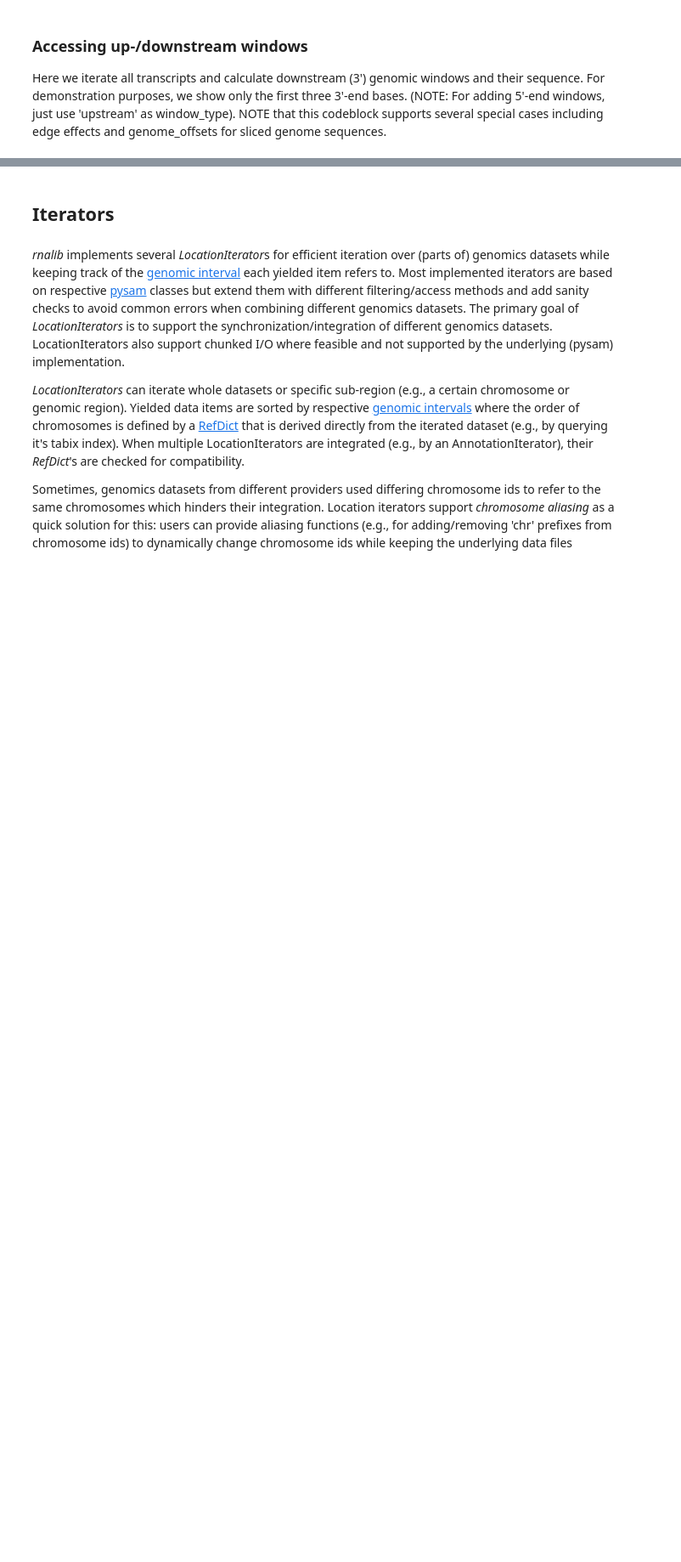
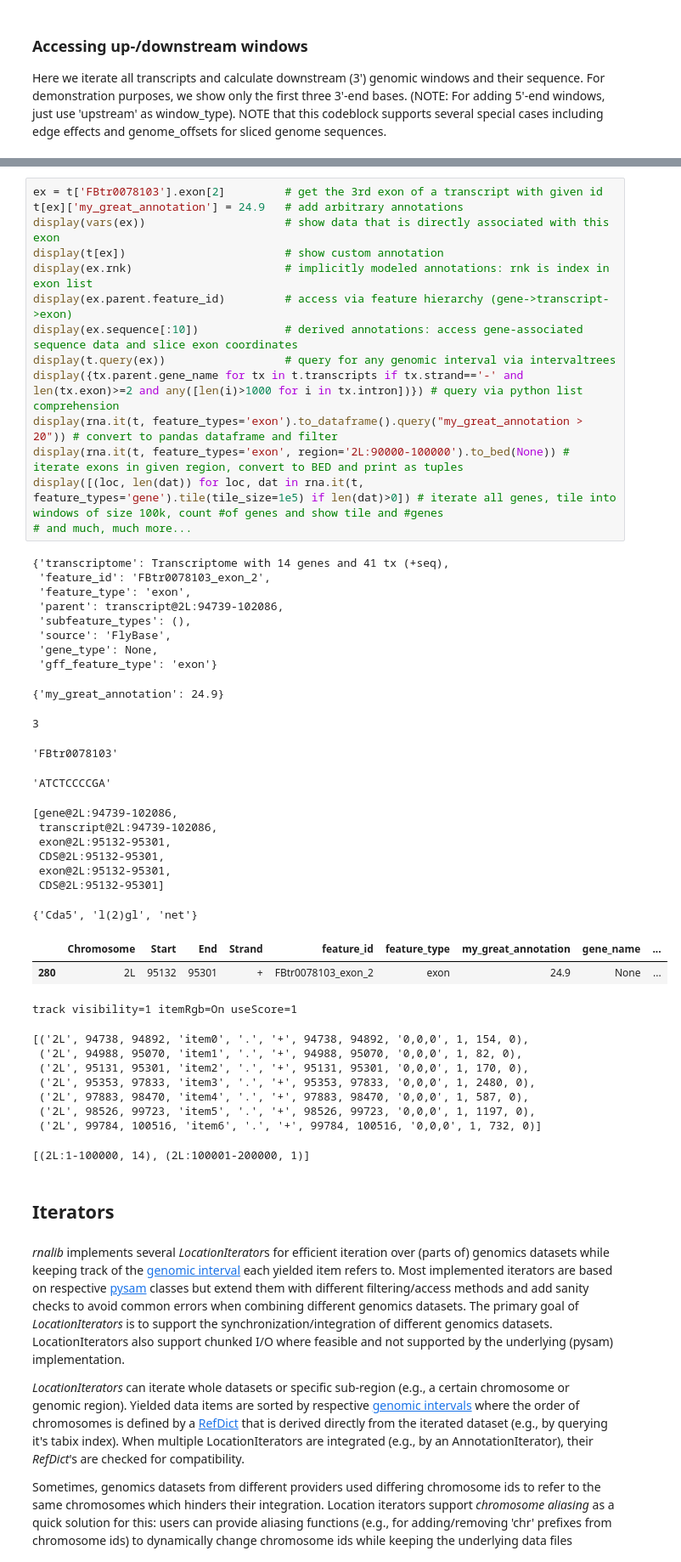
Before and after one commit to popitsch/rnalib, a Jupyter notebook: notebooks/README.ipynb, the cells around one changed output, grey strips where cells are left out. Shown at 85% size. Cells and saved outputs as stored; diff of their text form; blank space fills up the shorter version.

```diff
--- a/notebooks/README.ipynb
+++ b/notebooks/README.ipynb
@@ -430,3 +449,48 @@ display_textarea(pprint.pformat(windows), rows=10)
+# %%
+ex = t['FBtr0078103'].exon[2]         # get the 3rd exon of a transcript with given id
+t[ex]['my_great_annotation'] = 24.9   # add arbitrary annotations
+display(vars(ex))                     # show data that is directly associated with this exon
+display(t[ex])                        # show custom annotation
+display(ex.rnk)                       # implicitly modeled annotations: rnk is index in exon list
+display(ex.parent.feature_id)         # access via feature hierarchy (gene->transcript->exon)
+display(ex.sequence[:10])             # derived annotations: access gene-associated sequence data and slice exon coordinates
+display(t.query(ex))                  # query for any genomic interval via intervaltrees
+display({tx.parent.gene_name for tx in t.transcripts if tx.strand=='-' and len(tx.exon)>=2 and any([len(i)>1000 for i in tx.intron])}) # query via python list comprehension
+display(rna.it(t, feature_types='exon').to_dataframe().query("my_great_annotation > 20")) # convert to pandas dataframe and filter
+display(rna.it(t, feature_types='exon', region='2L:90000-100000').to_bed(None)) # iterate exons in given region, convert to BED and print as tuples
+display([(loc, len(dat)) for loc, dat in rna.it(t, feature_types='gene').tile(tile_size=1e5) if len(dat)>0]) # iterate all genes, tile into windows of size 100k, count #of genes and show tile and #genes
+# and much, much more...
+# %% [output]
+{'transcriptome': Transcriptome with 14 genes and 41 tx (+seq),
+ 'feature_id': 'FBtr0078103_exon_2',
+ 'feature_type': 'exon',
+ 'parent': transcript@2L:94739-102086,
+ 'subfeature_types': (),
+ 'source': 'FlyBase',
+ 'gene_type': None,
+ 'gff_feature_type': 'exon'}
+{'my_great_annotation': 24.9}
+3
+'FBtr0078103'
+'ATCTCCCCGA'
+[gene@2L:94739-102086,
+ transcript@2L:94739-102086,
+ exon@2L:95132-95301,
+ CDS@2L:95132-95301,
+ exon@2L:95132-95301,
+ CDS@2L:95132-95301]
+{'Cda5', 'l(2)gl', 'net'}
+|  | Chromosome | Start | End | Strand | feature_id | feature_type | my_great_annotation | gene_name | ... |
+| 280 | 2L | 95132 | 95301 | + | FBtr0078103_exon_2 | exon | 24.9 | None | ... |
+track visibility=1 itemRgb=On useScore=1
+[('2L', 94738, 94892, 'item0', '.', '+', 94738, 94892, '0,0,0', 1, 154, 0),
+ ('2L', 94988, 95070, 'item1', '.', '+', 94988, 95070, '0,0,0', 1, 82, 0),
+ ('2L', 95131, 95301, 'item2', '.', '+', 95131, 95301, '0,0,0', 1, 170, 0),
+ ('2L', 95353, 97833, 'item3', '.', '+', 95353, 97833, '0,0,0', 1, 2480, 0),
+ ('2L', 97883, 98470, 'item4', '.', '+', 97883, 98470, '0,0,0', 1, 587, 0),
+ ('2L', 98526, 99723, 'item5', '.', '+', 98526, 99723, '0,0,0', 1, 1197, 0),
+ ('2L', 99784, 100516, 'item6', '.', '+', 99784, 100516, '0,0,0', 1, 732, 0)]
+[(2L:1-100000, 14), (2L:100001-200000, 1)]
 # %% [markdown]
 ## Iterators
 # %% [markdown]
```
Also changed, not shown: parts of 10 cells of this notebook, 7 other files.
